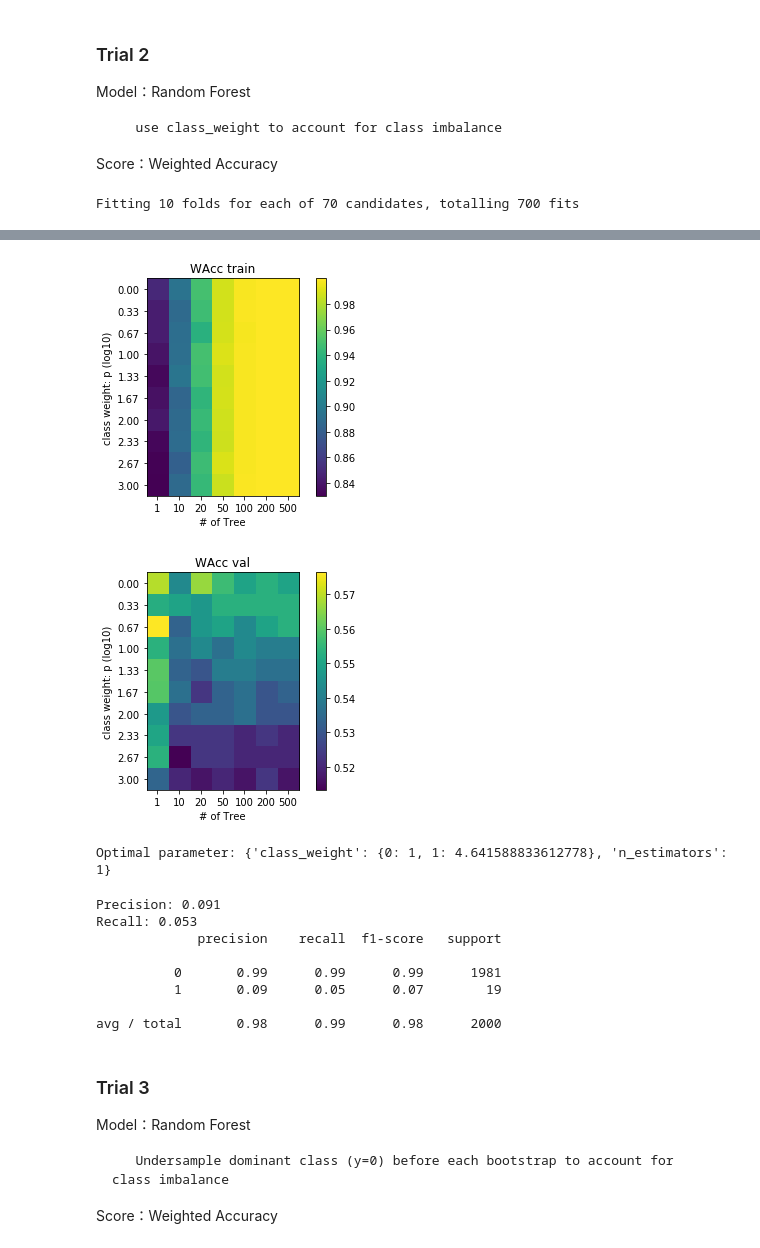
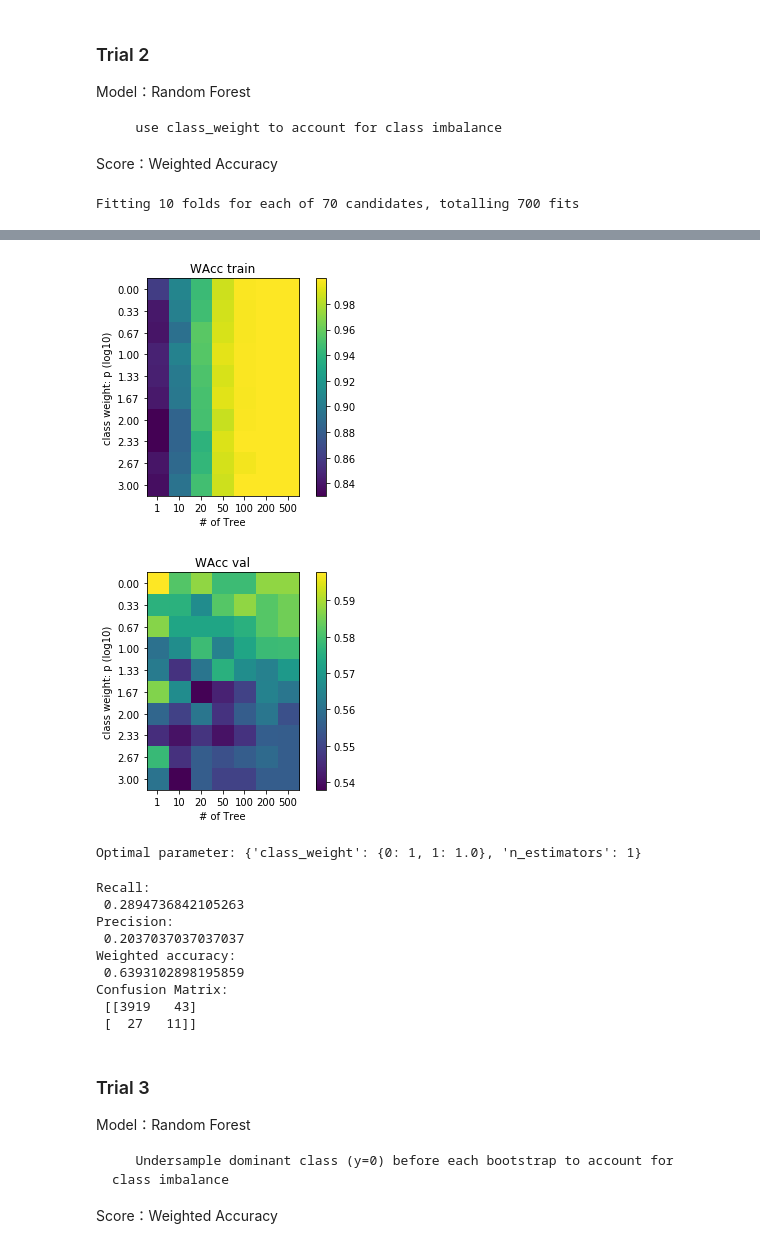
Before and after one commit to zl376/class_imb, a Jupyter notebook: main.ipynb, the cells around one changed output, grey strips where cells are left out. Drawn from its saved outputs; the diff is of its cells as text; code cells hidden in the pictures.

```diff
--- a/main.ipynb
+++ b/main.ipynb
@@ -30,7 +30,7 @@ np.random.seed(42)
 # %% [markdown]
 ## Parameter
 # %%
-ratio_test = 0.1
+ratio_test = 0.2
 
 # Class imbalance factor
 fac_imb = 200       # N(0)/N(1)
@@ -44,20 +44,18 @@ scoring = {'WAcc': make_scorer(calc_WAcc, flag_balanced=True, weight=0.5)}
 # Metrics for test
 metric = {'Precision': precision_score,
           'Recall':recall_score,
+          'Weighted accuracy': lambda y_true, y: calc_WAcc(y_true, y, flag_balanced=True, weight=0.5),
+          'Confusion Matrix': confusion_matrix,
          }
 # %% [markdown]
 ## Data preparation
 # %%
 feature, label = make_classification(n_samples = 20000,
                                      n_features = 10,
-                                     n_informative = 5,
-                                     n_redundant = 3,
+                                     n_informative = 6,
+                                     n_redundant = 2,
                                      n_clusters_per_class = 1,
                                      weights = [fac_imb/(fac_imb+1), 1/(fac_imb+1)],
-                                     class_sep = 0.5,
+                                     class_sep = 1.0,
                                      shuffle = False,
-                                     random_state = 43,
                                     )
-
-plt.scatter(feature[:,0], feature[:,1], c=label, cmap=plt.get_cmap('bwr'))
-plt.show()
@@ -131,7 +127,7 @@ gs = GridSearchCV(clf,
                   cv=K,
                   param_grid=param_grid,
                   scoring=scoring,
-                  verbose=2,
+                  verbose=1,
                   n_jobs=-1,
                   refit=False)
 
@@ -200,7 +194,7 @@ gs = GridSearchCV(clf,
                   cv=K,
                   param_grid=param_grid,
                   scoring=scoring,
-                  verbose=2,
+                  verbose=1,
                   n_jobs=-1,
                   refit=False)
 
@@ -279,7 +270,7 @@ gs = GridSearchCV(clf,
                   cv=K,
                   param_grid=param_grid,
                   scoring=scoring,
-                  verbose=2,
+                  verbose=1,
                   n_jobs=-1,
                   refit=False)
 
@@ -313,6 +303,6 @@ Fitting 10 folds for each of 70 candidates, totalling 700 fits
-[figure, old version]
+[figure, new version]
-[figure, old version]
+[figure, new version]
-Optimal parameter: {'class_weight': {0: 1, 1: 4.641588833612778}, 'n_estimators': 1}
+Optimal parameter: {'class_weight': {0: 1, 1: 1.0}, 'n_estimators': 1}
 # %%
 # Fit model using all training data (without CV)
 clf = RandomForestClassifier(**param_optim)
@@ -323,18 +313,17 @@ clf.fit(feature_train, label_train)
 label_pred = clf.predict(feature_test)
 
 for name, func in metric.items():
-    print('{0}: {1:.3f}'.format(name, func(label_test, label_pred)))
-
-print(classification_report(label_test, label_pred))
+    print('{0}:\n {1}'.format(name, func(label_test, label_pred)))
 # %% [output]
-Precision: 0.091
-Recall: 0.053
-             precision    recall  f1-score   support
-
-          0       0.99      0.99      0.99      1981
-          1       0.09      0.05      0.07        19
-
-avg / total       0.98      0.99      0.98      2000
+Recall:
+ 0.2894736842105263
+Precision:
+ 0.2037037037037037
+Weighted accuracy:
+ 0.6393102898195859
+Confusion Matrix:
+ [[3919   43]
+ [  27   11]]
 # %% [markdown]
 ### Trial 3
 
```
Also changed, not shown: parts of 16 cells of this notebook, 4 other files.
